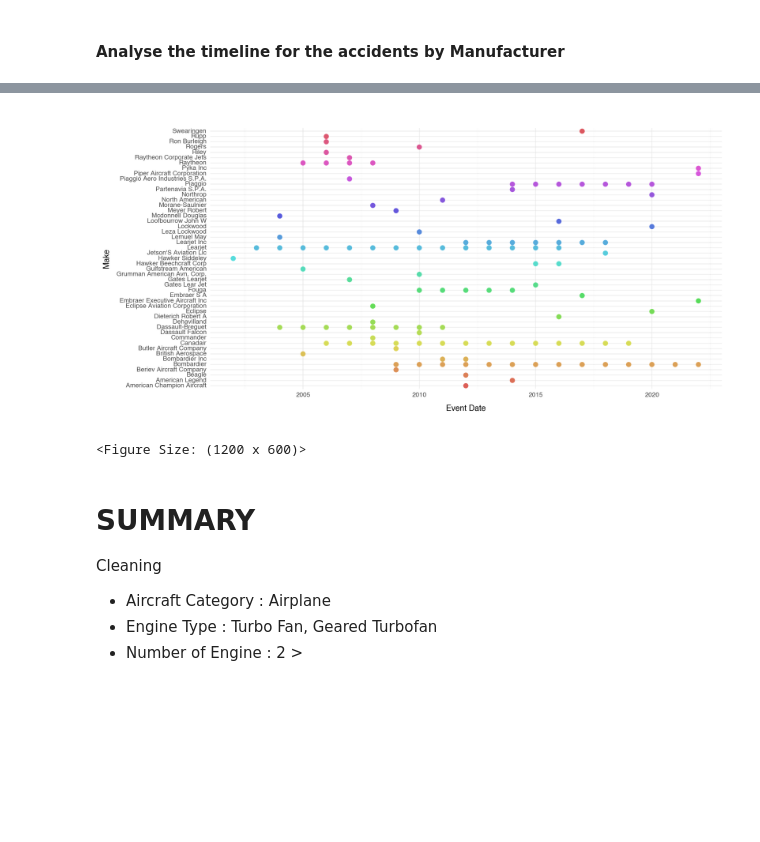
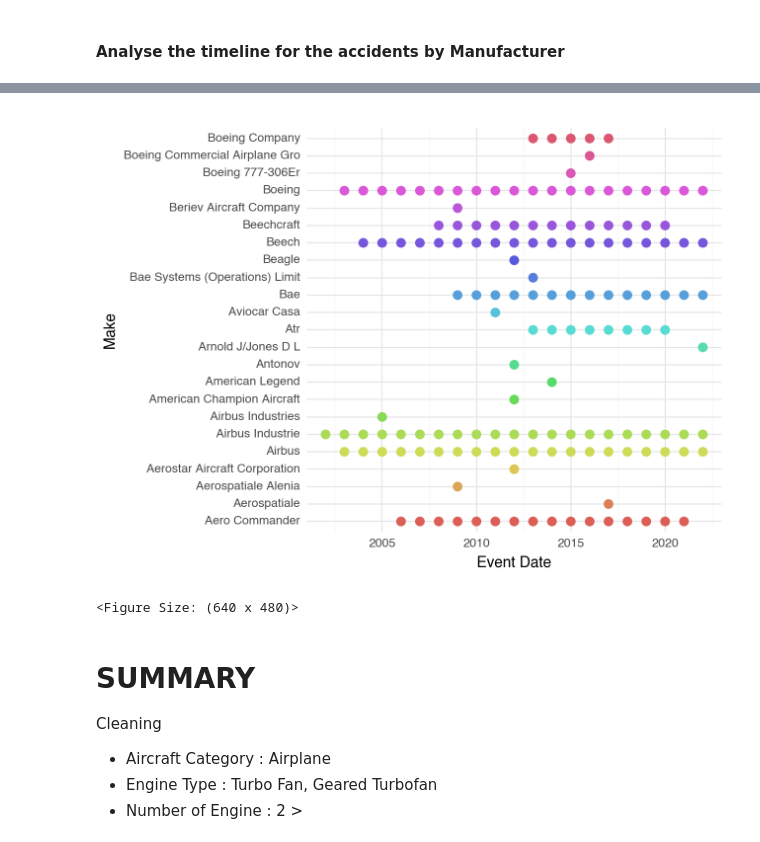
Before and after one commit to orcuncanlilar/aircraft-selection-strategy, a Jupyter notebook: aircraft_selection_strategy.ipynb, the cells around one changed output, grey strips where cells are left out. Saved outputs shown, nothing was run; the diff lists cells and outputs as text; code cells hidden in the pictures; blank space fills up the shorter version.

```diff
--- a/aircraft_selection_strategy.ipynb
+++ b/aircraft_selection_strategy.ipynb
@@ -283,6 +310,15 @@ aviation_data_filtered_by_least_risky_injured_score = aviation_data_filtered_by_
+# %%
+aviation_data['Event Date'] = pd.to_datetime(aviation_data['Event Date'], errors='coerce')
 # %%
+# Calculate the maximum date for each 'Make' and 'Model'
 max_date = datetime.today()
-date_df = aviation_data_filtered_by_least_risky_injured_score.groupby(['Make', 'Model']).max()['Event Date'].sort_values(ascending=False).reset_index()
-date_df['Event Date'] = pd.to_datetime(date_df['Event Date'])
+date_df = aviation_data.groupby(['Make', 'Model'])['Event Date'].max().sort_values(ascending=False).reset_index()
+
+# Calculate the number of days since the last accident
 date_df['Days Since Last Accident'] = (max_date - date_df['Event Date']).dt.days
+
+# Sort the DataFrame by 'Days Since Last Accident' in descending order
 date_filtered_df = date_df.sort_values(by='Days Since Last Accident', ascending=False)
+
+# Display the resulting DataFrame
+date_filtered_df
@@ -313,0 +352,3 @@ new.sort_values(by='Days Since Last Accident', ascending=False).head(10)
+# %%
+df2_final = new
+df2_final.info()
@@ -313,0 +366,8 @@ new.sort_values(by='Days Since Last Accident', ascending=False).head(10)
+# %%
+# Ensure 'Event Date' is parsed as datetime
+#df2_final['Event Date'] = pd.to_datetime(df2_final['Event Date'], errors='coerce')
+
+# Extract the year from 'Event Date'
+df2_final['Event Date'] = df2_final['Event Date'].dt.year
+
+df2_final
@@ -314,22 +388,21 @@ new.sort_values(by='Days Since Last Accident', ascending=False).head(10)
 # %%
-new['Event Date'] = new['Event Date'].dt.year
+# Plotting with ggplot
+from plotnine import ggplot, aes, geom_point, theme_minimal, theme, element_rect, element_text
+
 ggplot(
-    mapping = aes('Event Date','Make',color='Make'),
-    data = new
-)\
-+ geom_point(size=3)\
-+ theme_minimal()\
-+ theme(
+    mapping = aes('Event Date', 'Make', color='Make'),
+    data = df2_final.head(150)
+) + geom_point(size=3) + theme_minimal() + theme(
     strip_background = element_rect(fill = "#2c3e50"),
     strip_text       = element_text(color = "white"),
     legend_position = 'none',
-    figure_size = (12,6),
+    #figure_size = (12,6),
     subplots_adjust = {'wspace' : 0.25},
     plot_title = element_text(ha='center')
 )
 # %% [output]
-[figure, old version]
+[figure, new version]
-<Figure Size: (1200 x 600)>
+<Figure Size: (640 x 480)>
 # %% [markdown]
 # SUMMARY
 
```
Also changed, not shown: parts of 13 cells of this notebook.
